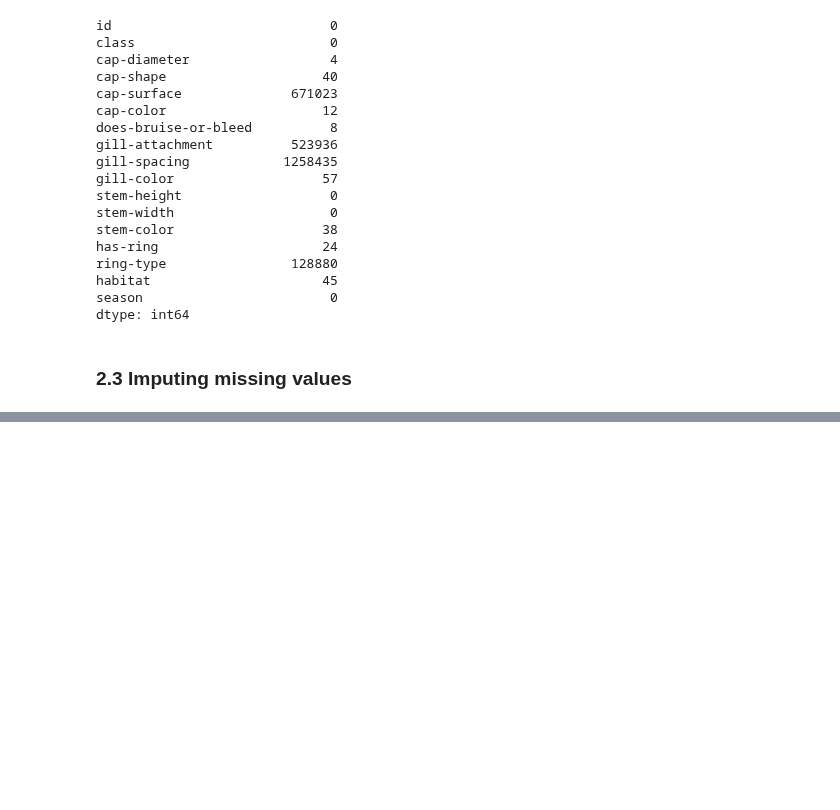
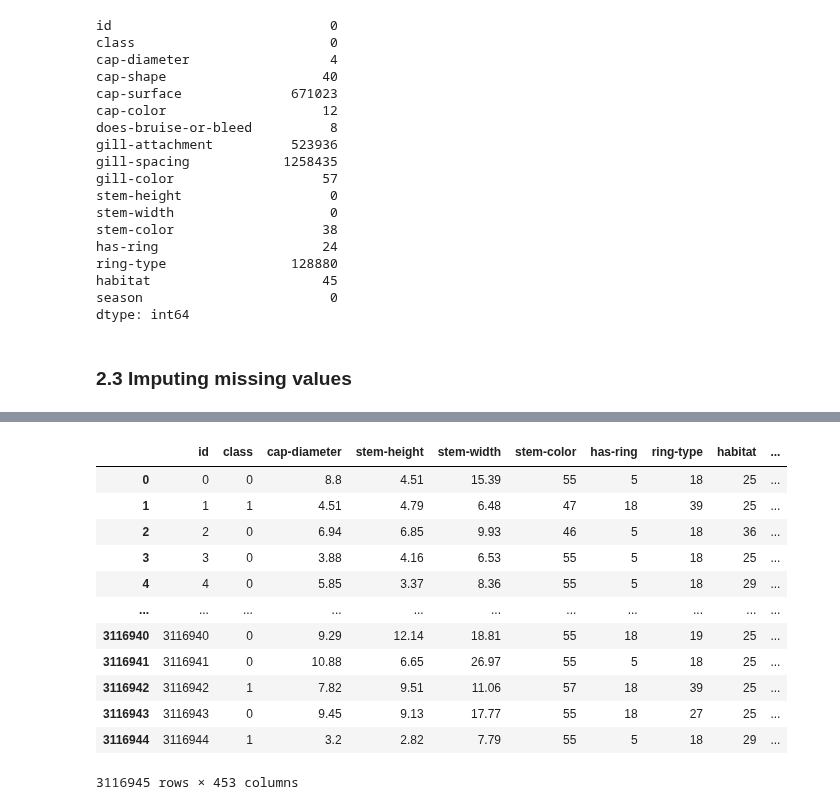
Before and after one commit to VishalyGinny/Data-Science-Projects, a Jupyter notebook: playground-series-s4e8/mushrooms.ipynb, the cells around one changed output, grey strips where cells are left out. Drawn from its saved outputs; the diff is of its cells as text; code cells hidden in the pictures; blank space fills up the shorter version.

```diff
--- a/playground-series-s4e8/mushrooms.ipynb
+++ b/playground-series-s4e8/mushrooms.ipynb
@@ -137,0 +208,16 @@ dtype: int64
+# %%
+train
+# %% [output]
+|  | id | class | cap-diameter | stem-height | stem-width | stem-color | has-ring | ring-type | habitat | ... |
+| 0 | 0 | 0 | 8.8 | 4.51 | 15.39 | 55 | 5 | 18 | 25 | ... |
+| 1 | 1 | 1 | 4.51 | 4.79 | 6.48 | 47 | 18 | 39 | 25 | ... |
+| 2 | 2 | 0 | 6.94 | 6.85 | 9.93 | 46 | 5 | 18 | 36 | ... |
+| 3 | 3 | 0 | 3.88 | 4.16 | 6.53 | 55 | 5 | 18 | 25 | ... |
+| 4 | 4 | 0 | 5.85 | 3.37 | 8.36 | 55 | 5 | 18 | 29 | ... |
+| ... | ... | ... | ... | ... | ... | ... | ... | ... | ... | ... |
+| 3116940 | 3116940 | 0 | 9.29 | 12.14 | 18.81 | 55 | 18 | 19 | 25 | ... |
+| 3116941 | 3116941 | 0 | 10.88 | 6.65 | 26.97 | 55 | 5 | 18 | 25 | ... |
+| 3116942 | 3116942 | 1 | 7.82 | 9.51 | 11.06 | 57 | 18 | 39 | 25 | ... |
+| 3116943 | 3116943 | 0 | 9.45 | 9.13 | 17.77 | 55 | 18 | 27 | 25 | ... |
+| 3116944 | 3116944 | 1 | 3.2 | 2.82 | 7.79 | 55 | 5 | 18 | 29 | ... |
+3116945 rows × 453 columns
```
Also changed, not shown: parts of 14 cells of this notebook.
